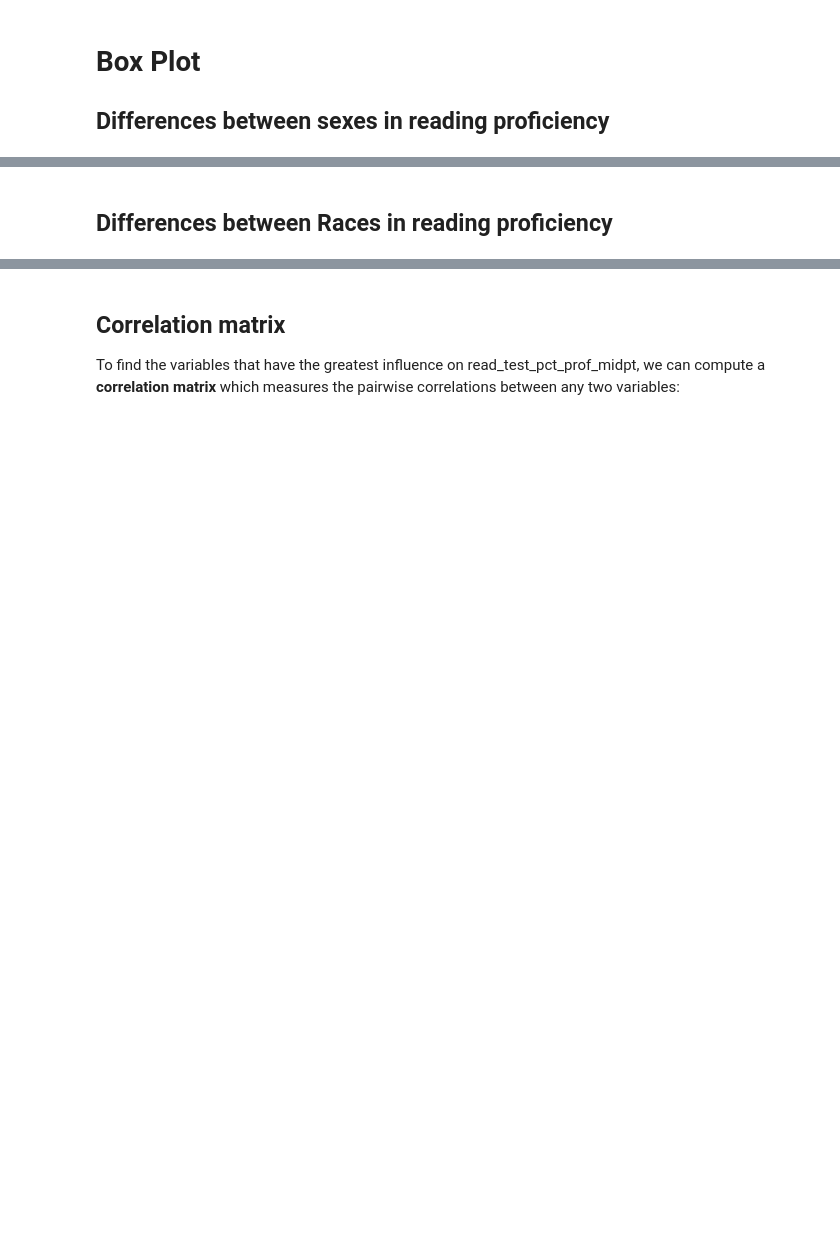
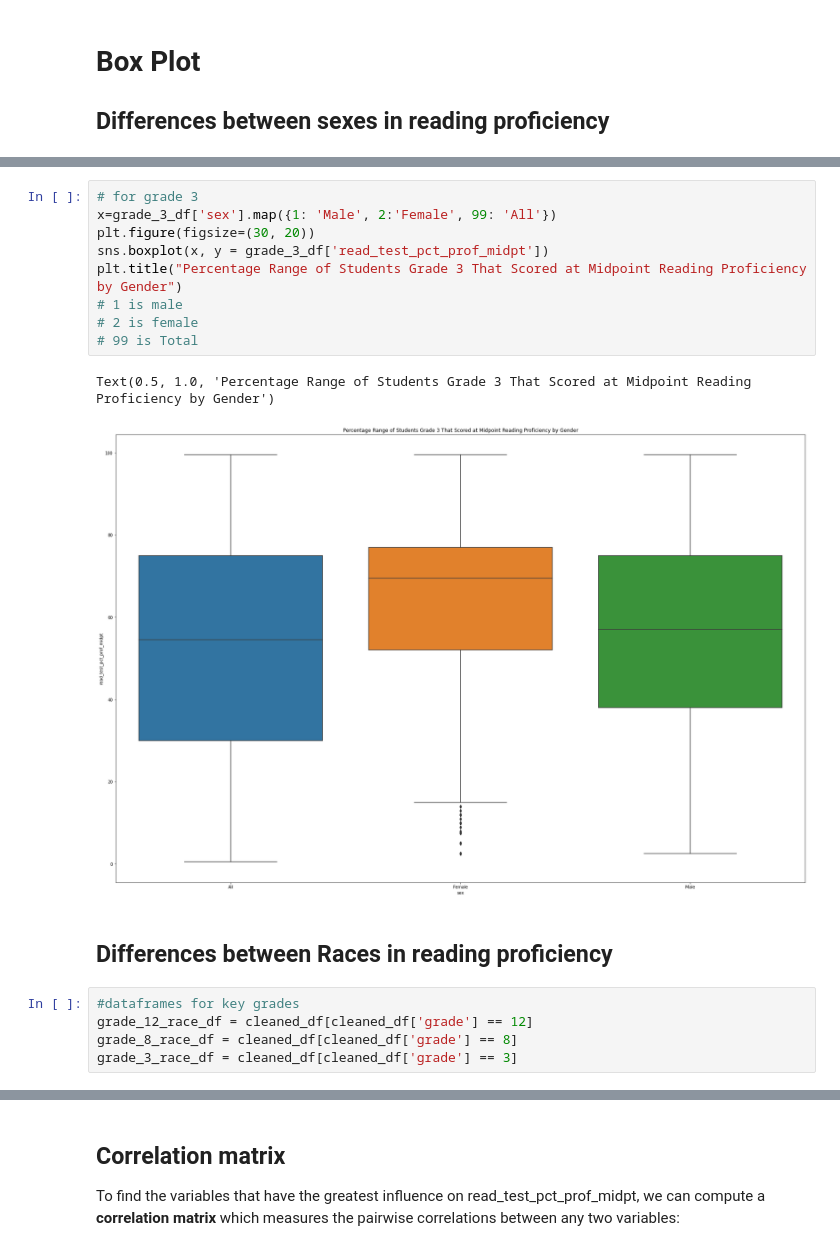
Before and after one commit to Data-Science-for-Education/educationdata, a Jupyter notebook: Education_Data_Models v2.ipynb, the cells around one changed output, grey strips where cells are left out. Drawn from its saved outputs; the diff is of its cells as text; blank space fills up the shorter version.

```diff
--- a/Education_Data_Models v2.ipynb
+++ b/Education_Data_Models v2.ipynb
@@ -214,3 +264,20 @@ plt.title("Gender vs Reading proficiency mid");
+# %%
+# for grade 3
+x=grade_3_df['sex'].map({1: 'Male', 2:'Female', 99: 'All'})
+plt.figure(figsize=(30, 20))
+sns.boxplot(x, y = grade_3_df['read_test_pct_prof_midpt'])
+plt.title("Percentage Range of Students Grade 3 That Scored at Midpoint Reading Proficiency by Gender")
+# 1 is male
+# 2 is female
+# 99 is Total
+# %% [output]
+Text(0.5, 1.0, 'Percentage Range of Students Grade 3 That Scored at Midpoint Reading Proficiency by Gender')
+[figure, added]
 # %% [markdown]
 ## Differences between Races in reading proficiency
+# %%
+#dataframes for key grades
+grade_12_race_df = cleaned_df[cleaned_df['grade'] == 12]
+grade_8_race_df = cleaned_df[cleaned_df['grade'] == 8]
+grade_3_race_df = cleaned_df[cleaned_df['grade'] == 3]
 # %%
```
Also changed, not shown: parts of 25 cells of this notebook.
